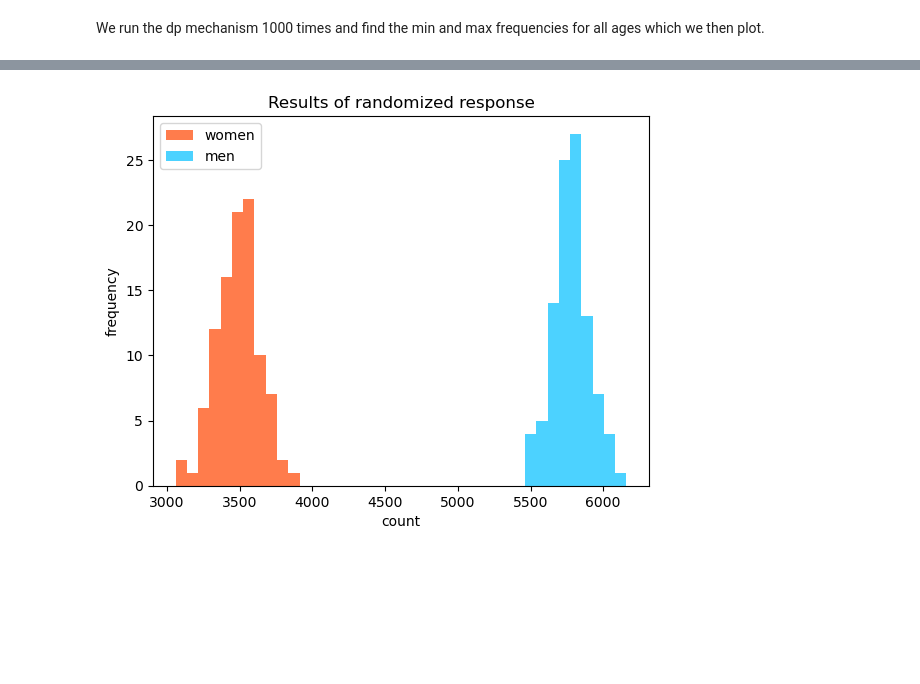
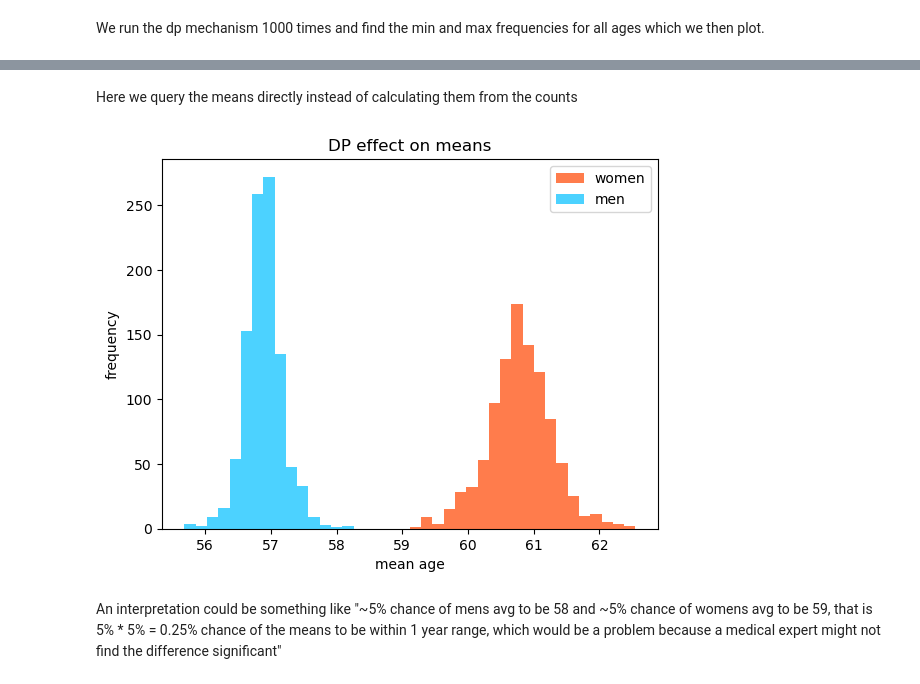
Before and after one commit to EatOreo/DifferentialPrivacyBiasExperiments, a Jupyter notebook: Main.ipynb, the cells around one changed output, grey strips where cells are left out. Saved outputs shown, nothing was run; the diff lists cells and outputs as text; code cells hidden in the pictures; blank space fills up the shorter version.

```diff
--- a/Main.ipynb
+++ b/Main.ipynb
@@ -22,6 +22,8 @@ WHERE age >= 20;
 """
 
 df = pd.read_sql(query, conn)
+# %%
+delta = df.age.max() / df.count()[0] #TODO: is this the way?
 # %% [markdown]
 ## The actual distributions
 Below the distributions of the ages, where the disease is discovered for men and women, is graphed.
@@ -77,7 +79,7 @@ metadata = {
     }
 }
 
-privacy = Privacy(epsilon=0.1, delta=1)
+privacy = Privacy(epsilon=0.1, delta=delta)
 reader = snsql.from_connection(df, privacy=privacy, metadata=metadata)
 # %% [output]
 This is an unsafe floating point mechanism.  Counts used for censoring will be revealed in any queries that request COUNT DISTINCT(person),
@@ -87,7 +89,8 @@ censoring as a preprocessing step.  See the documentation for more information.
 # %% [markdown]
 We run the dp mechanism 1000 times and find the min and max frequencies for all ages which we then plot.
 # %%
-values = []
+wValues = {}
+mValues = {}
 wMeans = []
 mMeans = []
 for i in range(100):
@@ -108,9 +111,24 @@ for i in range(100):
             mMean = mMean + (a * v)
     wMeans.append(wMean / wSum)
     mMeans.append(mMean / mSum)
-    for j, e in enumerate(r):
-        v = e[2]
-        if len(values) <= j:
-            values.append([])
-        values[j].append(v)
+    for e in r:
+        if e[0] == 'M':
+            k = e[1]
+            v = e[2]
+            if not k in mValues:
+                mValues[k] = []
+            mValues[k].append(v)
+        else:
+            k = e[1]
+            v = e[2]
+            if not k in wValues:
+                wValues[k] = []
+            wValues[k].append(v)
+# %%
+wMeans2 = []
+mMeans2 = []
+for i in range(1000):
+    r = reader.execute('SELECT gender, AVG(age) as age FROM MyTable GROUP BY gender')[1:]
+    wMeans2.append(r[0][1])
+    mMeans2.append(r[1][1])
 # %%
@@ -225,12 +177,16 @@ plt.show()
+# %% [markdown]
+Here we query the means directly instead of calculating them from the counts
 # %%
 plt.cla()
-bins=np.histogram(np.hstack((wCounts,mCounts)), bins=40)[1]
-plt.hist(wCounts, bins, color='orangered', label='women', alpha=0.7)
-plt.hist(mCounts, bins, color='deepskyblue', label='men', alpha=0.7)
-plt.xlabel('count')
+bins=np.histogram(np.hstack((wMeans2,mMeans2)), bins=40)[1]
+plt.hist(wMeans2, bins, color='orangered', label='women', alpha=0.7)
+plt.hist(mMeans2, bins, color='deepskyblue', label='men', alpha=0.7)
+plt.xlabel('mean age')
 plt.ylabel('frequency')
-plt.title('Results of randomized response')
+plt.title('DP effect on means')
 plt.legend()
 plt.show()
 # %% [output]
-[figure, old version]
+[figure, new version]
+# %% [markdown]
+An interpretation could be something like "~5% chance of mens avg to be 58 and ~5% chance of womens avg to be 59, that is 5% * 5% = 0.25% chance of the means to be within 1 year range, which would be a problem because a medical expert might not find the difference significant"
```
Also changed, not shown: parts of 20 cells of this notebook.
